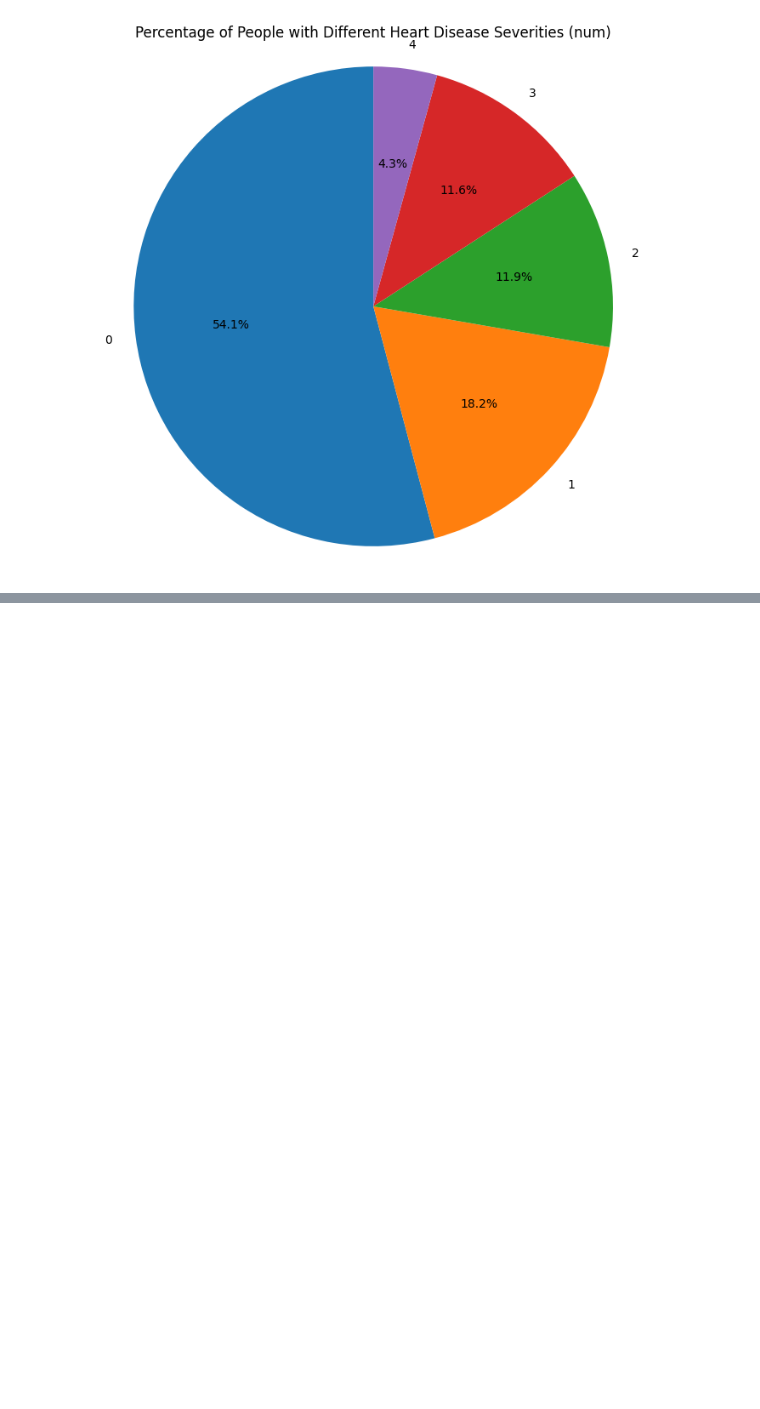
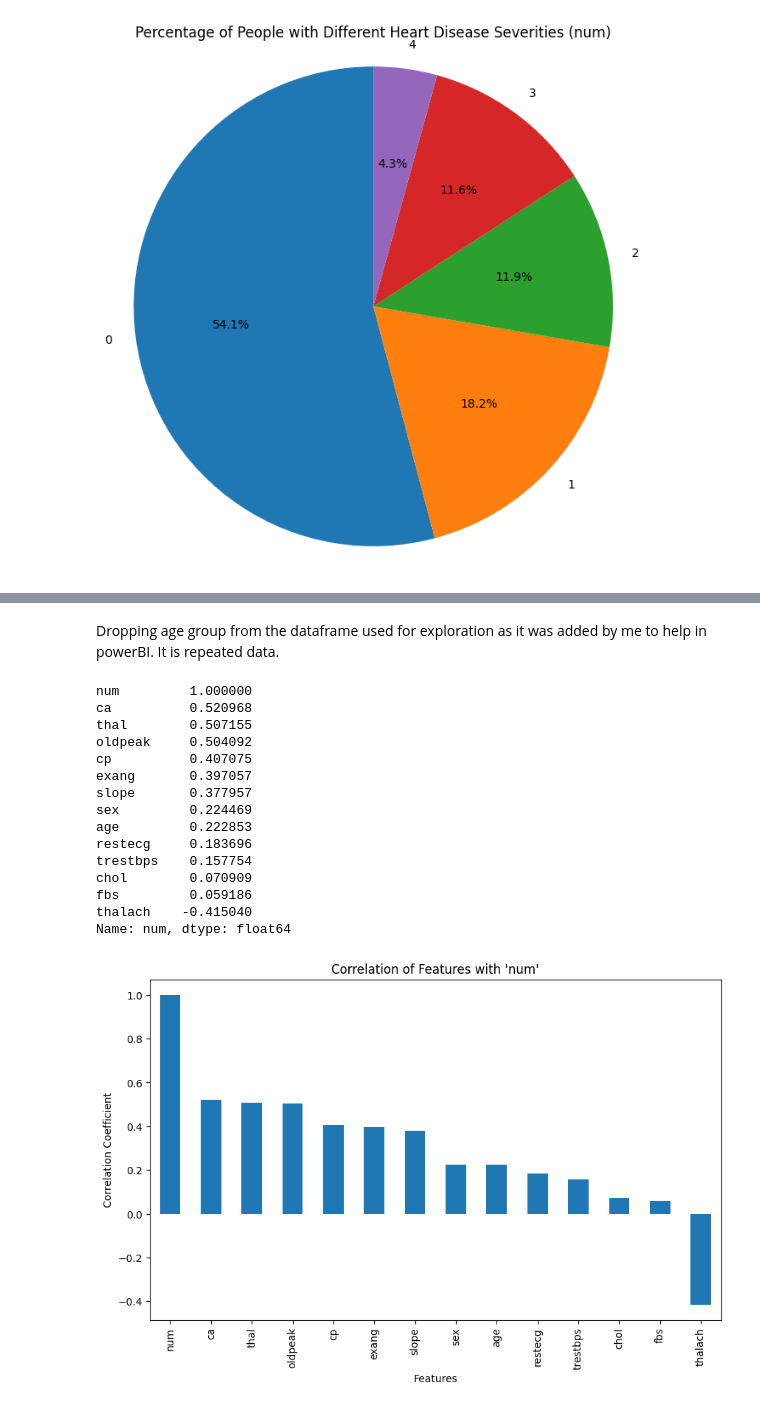
Before and after one commit to gautumsvp7/heart-attack-prediction, a Jupyter notebook: ml_model_1.ipynb, the cells around one changed output, grey strips where cells are left out. Drawn from its saved outputs; the diff is of its cells as text; code cells hidden in the pictures; blank space fills up the shorter version.

```diff
--- a/ml_model_1.ipynb
+++ b/ml_model_1.ipynb
@@ -82,0 +129,3 @@ plt.show()
+# %%
+df_exp = df.drop(columns=['age_group'])
+df_exp
@@ -82,0 +146,40 @@ plt.show()
+# %% [markdown]
+Dropping age group from the dataframe used for exploration as it was added by me to help in powerBI. It is repeated data.
+# %%
+import matplotlib.pyplot as plt
+
+import pandas as pd
+
+# Compute the correlation matrix
+correlation_matrix = df_exp.corr()
+
+# Select correlations with the specific column, e.g., 'num'
+correlation_with_num = correlation_matrix["num"]
+
+# Display correlations sorted by magnitude (optional)
+print(correlation_with_num.sort_values(ascending=False))
+
+
+# Plot the correlations as a bar chart
+correlation_with_num.sort_values(ascending=False).plot(kind="bar", figsize=(10, 6))
+plt.title("Correlation of Features with 'num'")
+plt.ylabel("Correlation Coefficient")
+plt.xlabel("Features")
+plt.show()
+# %% [output]
+num         1.000000
+ca          0.520968
+thal        0.507155
+oldpeak     0.504092
+cp          0.407075
+exang       0.397057
+slope       0.377957
+sex         0.224469
+age         0.222853
+restecg     0.183696
+trestbps    0.157754
+chol        0.070909
+fbs         0.059186
+thalach    -0.415040
+Name: num, dtype: float64
+[figure, added]
```
Also changed, not shown: parts of 9 cells of this notebook.
